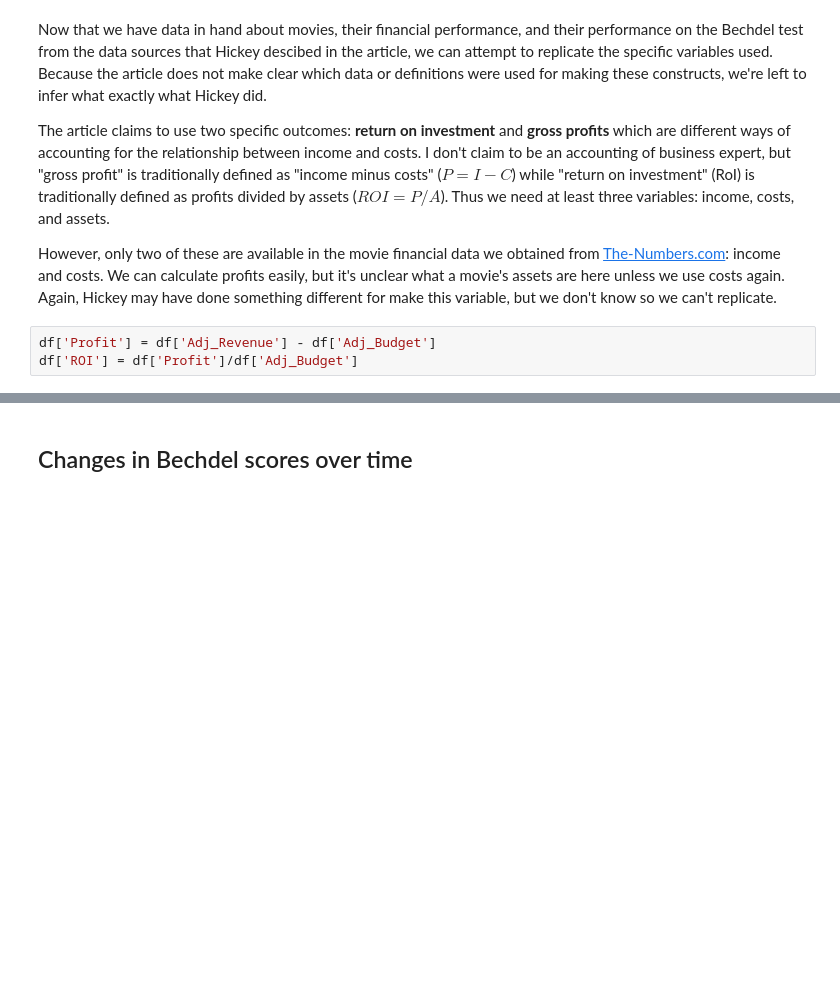
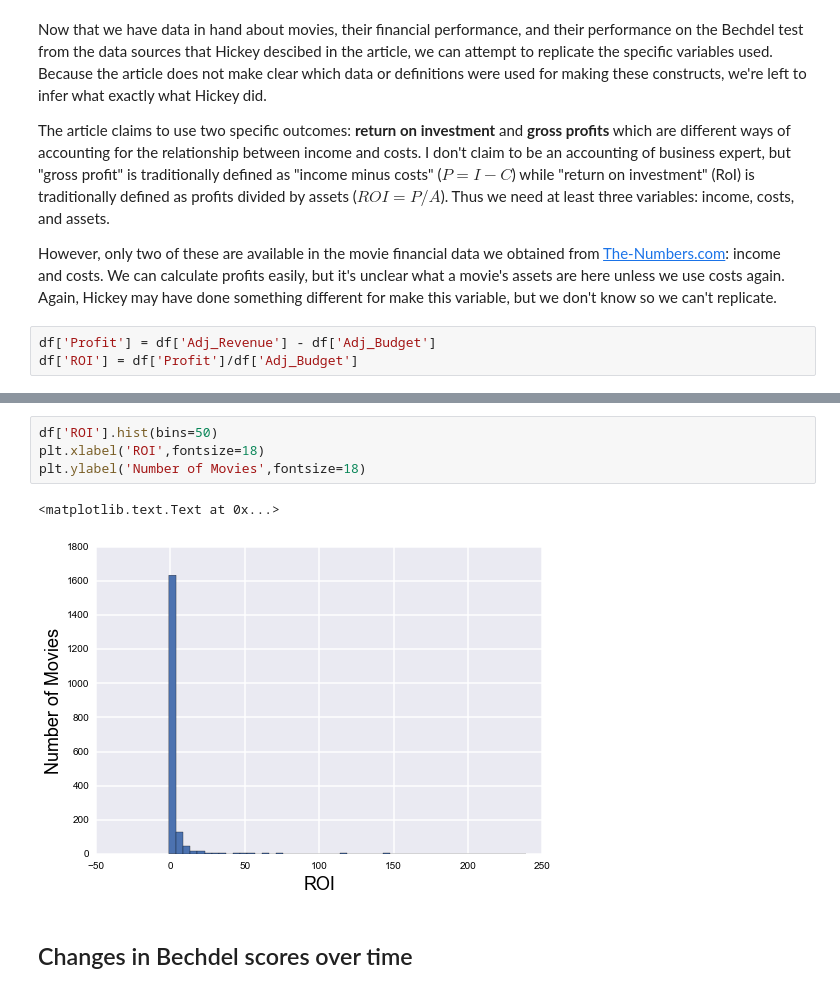
Before and after one commit to brianckeegan/Bechdel, a Jupyter notebook: Bechdel_test.ipynb, the cells around one changed output, grey strips where cells are left out. Saved outputs shown, nothing was run; the diff lists cells and outputs as text; blank space fills up the shorter version.

```diff
--- a/Bechdel_test.ipynb
+++ b/Bechdel_test.ipynb
@@ -354,3 +356,10 @@ plt.ylabel('Number of Movies',fontsize=18)
+# %%
+df['ROI'].hist(bins=50)
+plt.xlabel('ROI',fontsize=18)
+plt.ylabel('Number of Movies',fontsize=18)
+# %% [output]
+<matplotlib.text.Text at 0x...>
+[figure, added]
 # %% [markdown]
 ## Changes in Bechdel scores over time
 # %% [markdown]
```
Also changed, not shown: parts of 3 cells of this notebook.
